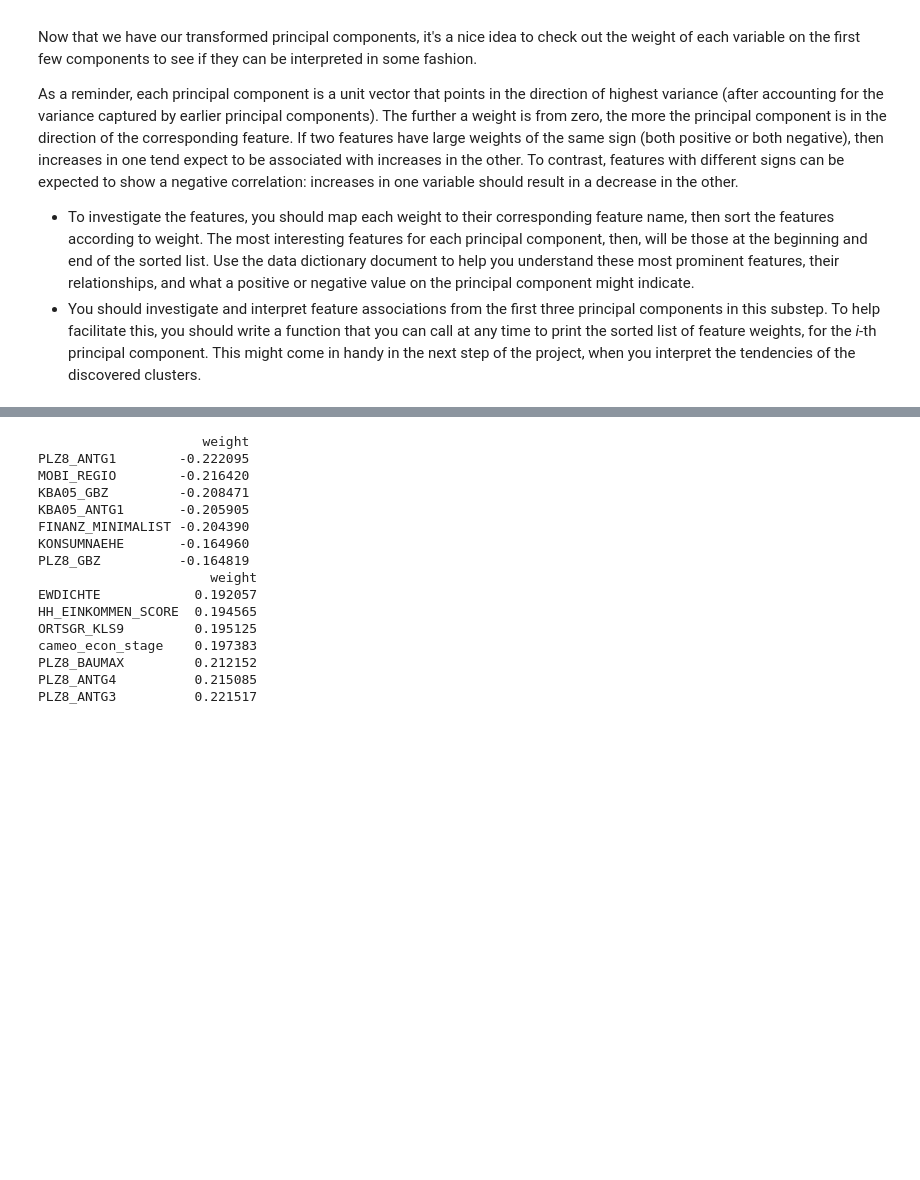
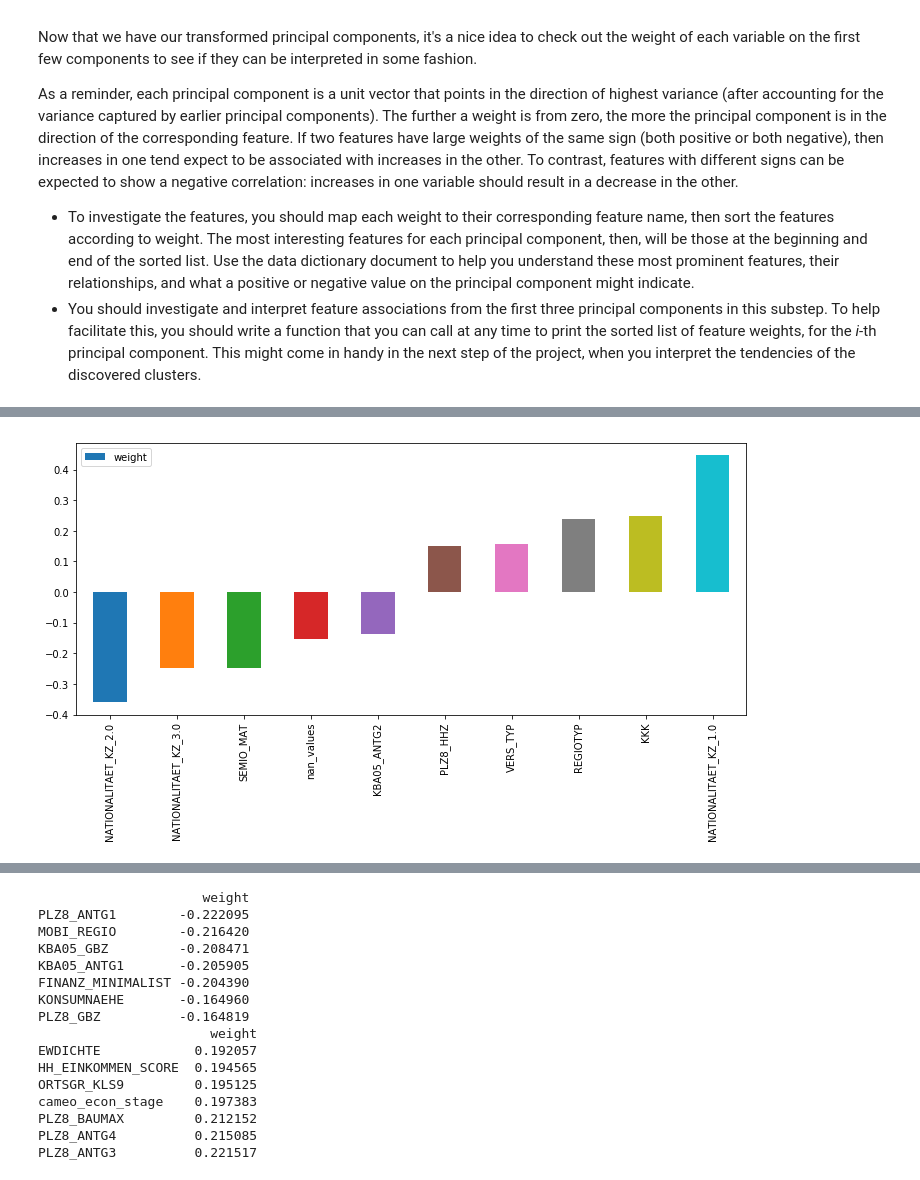
Before and after one commit to noreenwu/customer-segments, a Jupyter notebook: Identify_Customer_Segments.ipynb, the cells around one changed output, grey strips where cells are left out. Cells and saved outputs as stored; diff of their text form; code cells hidden in the pictures; blank space fills up the shorter version.

```diff
--- a/Identify_Customer_Segments.ipynb
+++ b/Identify_Customer_Segments.ipynb
@@ -1640,0 +1683,6 @@ def component_analysis(pca, i):
+# %%
+wdf10 = get_component_important_weights(pca, 10)
+# %%
+ax = wdf10.plot.bar(y='weight', rot=90, figsize=(12,5))
+# %% [output]
+[figure, added]
```
Also changed, not shown: parts of 30 cells of this notebook, 1 other file.
